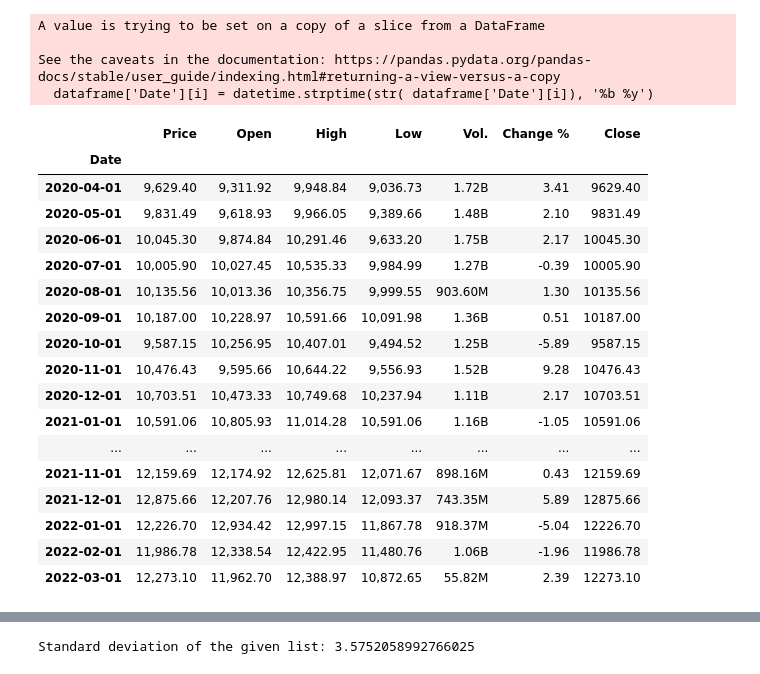
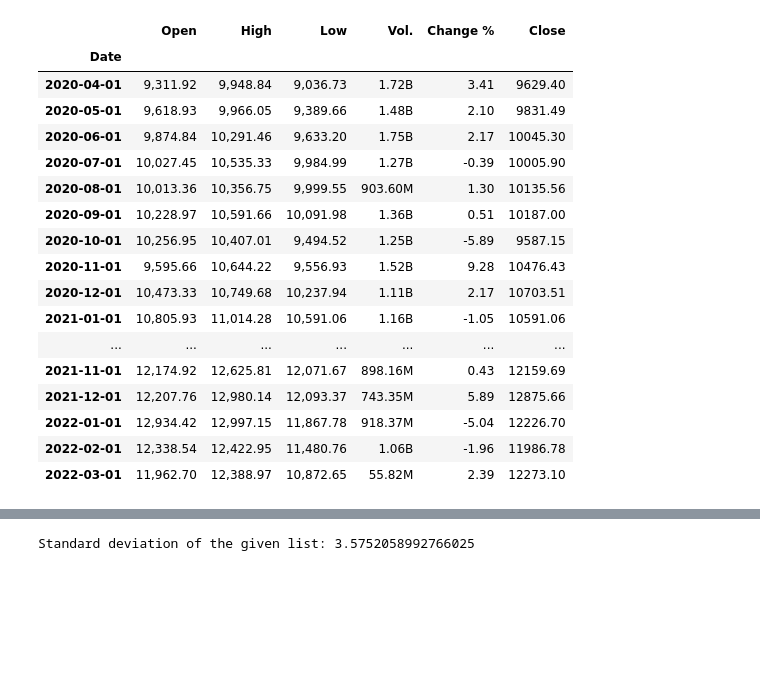
Before and after one commit to TobiasFatzer/STAT_Abgabe, a Jupyter notebook: STAT.ipynb, the cells around one changed output, grey strips where cells are left out. Cells and saved outputs as stored; diff of their text form; code cells hidden in the pictures; blank space fills up the shorter version.

```diff
--- a/STAT.ipynb
+++ b/STAT.ipynb
@@ -10,20 +11,21 @@ import matplotlib.pyplot as plt #Import matplotlip
 # %%
 #answer = input("Would you like stored or fresh data? (stored, fresh)")
 answer = 'stored'
-if(answer == 'stored'):
+if (answer == 'stored'):
     dataframe = pd.read_csv(os.path.dirname(os.path.realpath('SMI_Historical_Data.csv')) + '/SMI_Historical_Data.csv')
-    dataframe['Close'] = dataframe['Price'].str.replace(',','').astype(float)
-    dataframe['Change %'] = dataframe['Change %'].str.replace('%','').astype(float)
+
+    dataframe['Close'] = dataframe['Price'].str.replace(',', '').astype(float)
+    dataframe['Change %'] = dataframe['Change %'].str.replace('%', '').astype(float)
+
     dataframe = dataframe.iloc[::-1]
     for i in range(0, len(dataframe.index)):
-        dataframe['Date'][i] = datetime.strptime(str( dataframe['Date'][i]), '%b %y')
+        dataframe['Date'][i] = datetime.strptime(str(dataframe['Date'][i]), '%b %y')
     dataframe.index = dataframe['Date']
+
     dataframe.drop('Date', axis=1, inplace=True)
+    dataframe.drop('Price', axis=1, inplace=True)
 
-    #dataframe.index = pd.to_datetime(datetime.strptime(str(dataframe.index), '%M%Y'))
-
-
-if(answer == 'fresh'):
+if (answer == 'fresh'):
     # yf.download gets data from SMI Index (Ticker) with a span from April 2020 until March 2022 in monthly intervals
     dataframe = pd.DataFrame(yf.download(tickers=['^SSMI'], start='2020-04-01', end='2022-03-23'))
 
@@ -51,25 +40,21 @@ dataframe
-A value is trying to be set on a copy of a slice from a DataFrame
-
-See the caveats in the documentation: https://pandas.pydata.org/pandas-docs/stable/user_guide/indexing.html#returning-a-view-versus-a-copy
-  dataframe['Date'][i] = datetime.strptime(str( dataframe['Date'][i]), '%b %y')
-|  | Price | Open | High | Low | Vol. | Change % | Close |
-| Date |  |  |  |  |  |  |  |
-| 2020-04-01 | 9,629.40 | 9,311.92 | 9,948.84 | 9,036.73 | 1.72B | 3.41 | 9629.40 |
-| 2020-05-01 | 9,831.49 | 9,618.93 | 9,966.05 | 9,389.66 | 1.48B | 2.10 | 9831.49 |
-| 2020-06-01 | 10,045.30 | 9,874.84 | 10,291.46 | 9,633.20 | 1.75B | 2.17 | 10045.30 |
-| 2020-07-01 | 10,005.90 | 10,027.45 | 10,535.33 | 9,984.99 | 1.27B | -0.39 | 10005.90 |
-| 2020-08-01 | 10,135.56 | 10,013.36 | 10,356.75 | 9,999.55 | 903.60M | 1.30 | 10135.56 |
-| 2020-09-01 | 10,187.00 | 10,228.97 | 10,591.66 | 10,091.98 | 1.36B | 0.51 | 10187.00 |
-| 2020-10-01 | 9,587.15 | 10,256.95 | 10,407.01 | 9,494.52 | 1.25B | -5.89 | 9587.15 |
-| 2020-11-01 | 10,476.43 | 9,595.66 | 10,644.22 | 9,556.93 | 1.52B | 9.28 | 10476.43 |
-| 2020-12-01 | 10,703.51 | 10,473.33 | 10,749.68 | 10,237.94 | 1.11B | 2.17 | 10703.51 |
-| 2021-01-01 | 10,591.06 | 10,805.93 | 11,014.28 | 10,591.06 | 1.16B | -1.05 | 10591.06 |
-| ... | ... | ... | ... | ... | ... | ... | ... |
-| 2021-11-01 | 12,159.69 | 12,174.92 | 12,625.81 | 12,071.67 | 898.16M | 0.43 | 12159.69 |
-| 2021-12-01 | 12,875.66 | 12,207.76 | 12,980.14 | 12,093.37 | 743.35M | 5.89 | 12875.66 |
-| 2022-01-01 | 12,226.70 | 12,934.42 | 12,997.15 | 11,867.78 | 918.37M | -5.04 | 12226.70 |
-| 2022-02-01 | 11,986.78 | 12,338.54 | 12,422.95 | 11,480.76 | 1.06B | -1.96 | 11986.78 |
-| 2022-03-01 | 12,273.10 | 11,962.70 | 12,388.97 | 10,872.65 | 55.82M | 2.39 | 12273.10 |
+|  | Open | High | Low | Vol. | Change % | Close |
+| Date |  |  |  |  |  |  |
+| 2020-04-01 | 9,311.92 | 9,948.84 | 9,036.73 | 1.72B | 3.41 | 9629.40 |
+| 2020-05-01 | 9,618.93 | 9,966.05 | 9,389.66 | 1.48B | 2.10 | 9831.49 |
+| 2020-06-01 | 9,874.84 | 10,291.46 | 9,633.20 | 1.75B | 2.17 | 10045.30 |
+| 2020-07-01 | 10,027.45 | 10,535.33 | 9,984.99 | 1.27B | -0.39 | 10005.90 |
+| 2020-08-01 | 10,013.36 | 10,356.75 | 9,999.55 | 903.60M | 1.30 | 10135.56 |
+| 2020-09-01 | 10,228.97 | 10,591.66 | 10,091.98 | 1.36B | 0.51 | 10187.00 |
+| 2020-10-01 | 10,256.95 | 10,407.01 | 9,494.52 | 1.25B | -5.89 | 9587.15 |
+| 2020-11-01 | 9,595.66 | 10,644.22 | 9,556.93 | 1.52B | 9.28 | 10476.43 |
+| 2020-12-01 | 10,473.33 | 10,749.68 | 10,237.94 | 1.11B | 2.17 | 10703.51 |
+| 2021-01-01 | 10,805.93 | 11,014.28 | 10,591.06 | 1.16B | -1.05 | 10591.06 |
+| ... | ... | ... | ... | ... | ... | ... |
+| 2021-11-01 | 12,174.92 | 12,625.81 | 12,071.67 | 898.16M | 0.43 | 12159.69 |
+| 2021-12-01 | 12,207.76 | 12,980.14 | 12,093.37 | 743.35M | 5.89 | 12875.66 |
+| 2022-01-01 | 12,934.42 | 12,997.15 | 11,867.78 | 918.37M | -5.04 | 12226.70 |
+| 2022-02-01 | 12,338.54 | 12,422.95 | 11,480.76 | 1.06B | -1.96 | 11986.78 |
+| 2022-03-01 | 11,962.70 | 12,388.97 | 10,872.65 | 55.82M | 2.39 | 12273.10 |
 # %%
 
 #Create Dataframe in pandas
```
Also changed, not shown: parts of 8 cells of this notebook.
